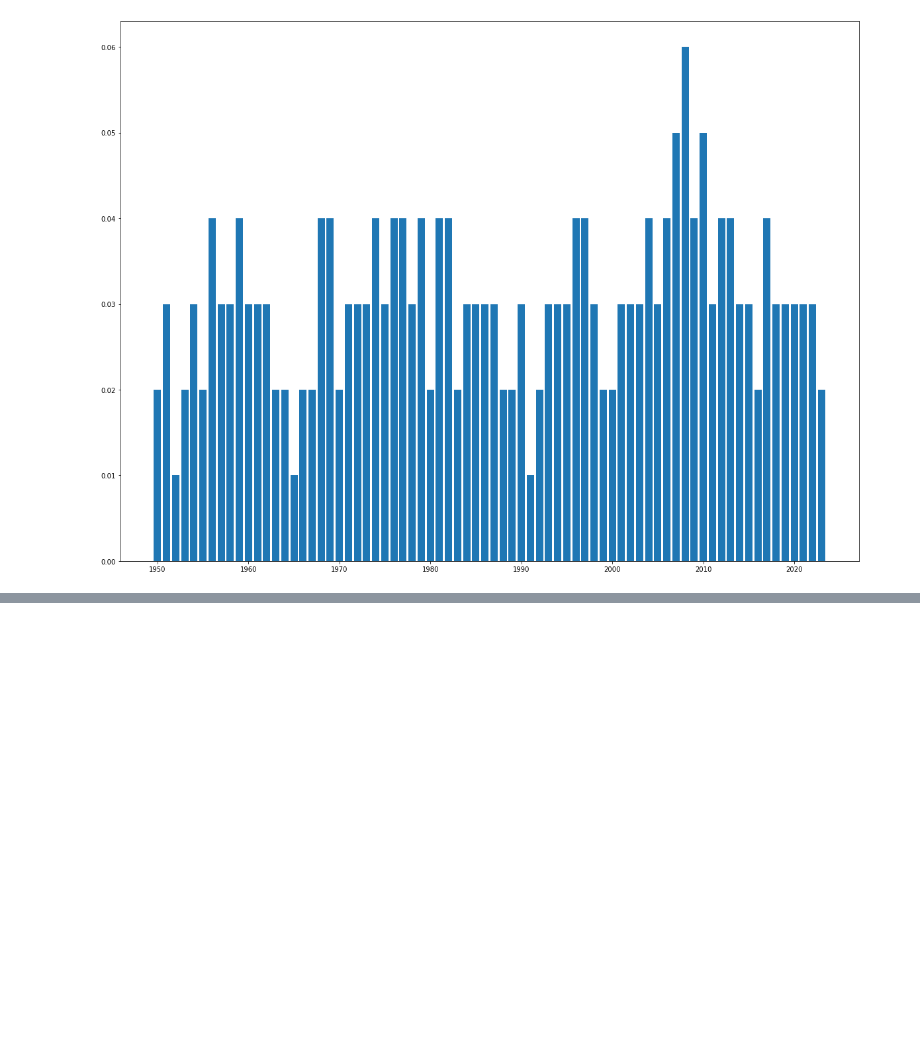
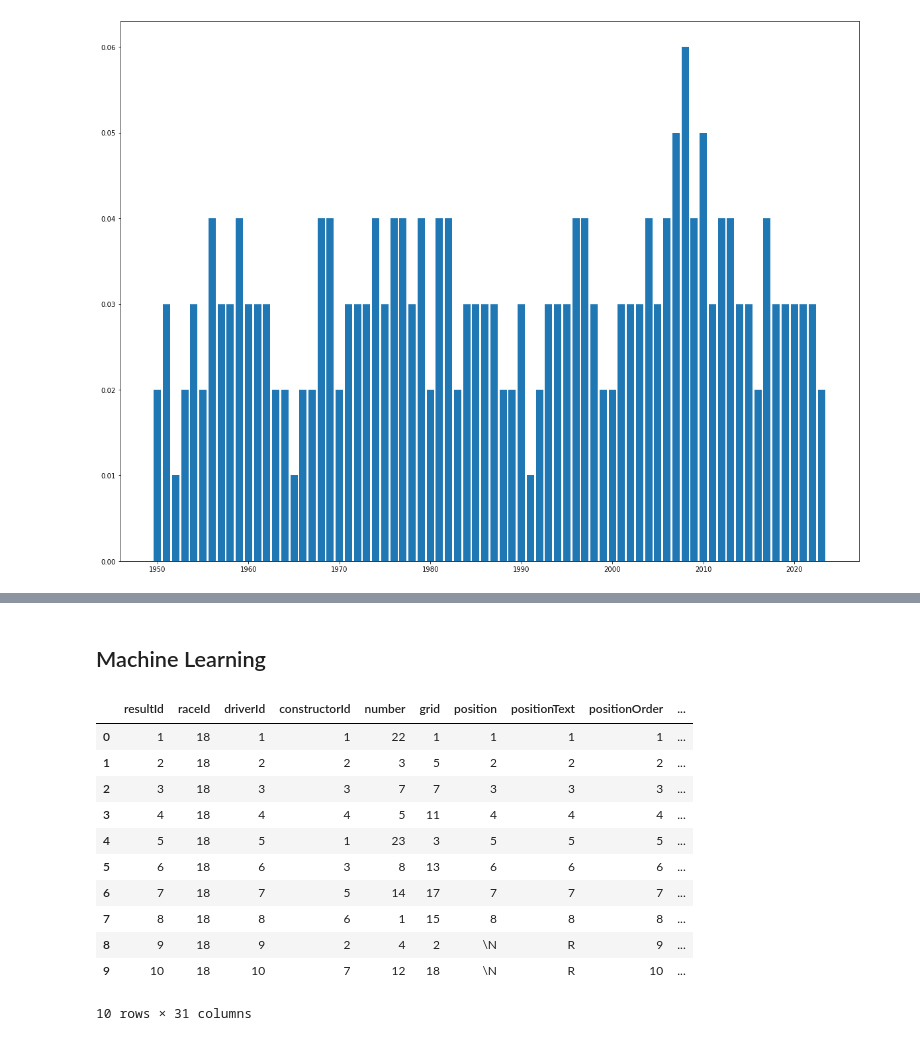
Before and after one commit to PaulOM203/MSC_Thesis_F1, a Jupyter notebook: Notebook.ipynb, the cells around one changed output, grey strips where cells are left out. Drawn from its saved outputs; the diff is of its cells as text; code cells hidden in the pictures; blank space fills up the shorter version.

```diff
--- a/Notebook.ipynb
+++ b/Notebook.ipynb
@@ -722,3 +722,5 @@ for i,j in zip(coords,circuits.name):
 maps
 # %% [output]
 [interactive output not drawn]
+# %% [markdown]
+## Machine Learning
@@ -724,0 +748,23 @@ maps
+# %%
+## Merging the datasets again based on the chosen columns
+
+ML_df = pd.merge(results, races[['raceId', 'date', 'name', 'round']], on='raceId', how='left')
+ML_df1 = pd.merge(ML_df, drivers[['driverId', 'forename', 'surname', 'dob', 'nationality']], on='driverId', how='left')
+ML_df2 = pd.merge(ML_df1, pit_stops[['raceId', 'driverId', 'duration']], on=['raceId','driverId'], how='left')
+ML_df3 = pd.merge(ML_df2, constructors[['constructorId', 'name']], on='constructorId', how='left')
+ML_df4 = pd.merge(ML_df3, qualifying[['raceId', 'driverId', 'constructorId', 'q1', 'q2', 'q3']], on=['raceId', 'driverId', 'constructorId'], how='left')
+ML_data = pd.merge(ML_df4, status[['statusId', 'status']], on='statusId', how='left')
+ML_data.head(10)
+# %% [output]
+|  | resultId | raceId | driverId | constructorId | number | grid | position | positionText | positionOrder | ... |
+| 0 | 1 | 18 | 1 | 1 | 22 | 1 | 1 | 1 | 1 | ... |
+| 1 | 2 | 18 | 2 | 2 | 3 | 5 | 2 | 2 | 2 | ... |
+| 2 | 3 | 18 | 3 | 3 | 7 | 7 | 3 | 3 | 3 | ... |
+| 3 | 4 | 18 | 4 | 4 | 5 | 11 | 4 | 4 | 4 | ... |
+| 4 | 5 | 18 | 5 | 1 | 23 | 3 | 5 | 5 | 5 | ... |
+| 5 | 6 | 18 | 6 | 3 | 8 | 13 | 6 | 6 | 6 | ... |
+| 6 | 7 | 18 | 7 | 5 | 14 | 17 | 7 | 7 | 7 | ... |
+| 7 | 8 | 18 | 8 | 6 | 1 | 15 | 8 | 8 | 8 | ... |
+| 8 | 9 | 18 | 9 | 2 | 4 | 2 | \N | R | 9 | ... |
+| 9 | 10 | 18 | 10 | 7 | 12 | 18 | \N | R | 10 | ... |
+10 rows × 31 columns
```
Also changed, not shown: parts of 10 cells of this notebook.
